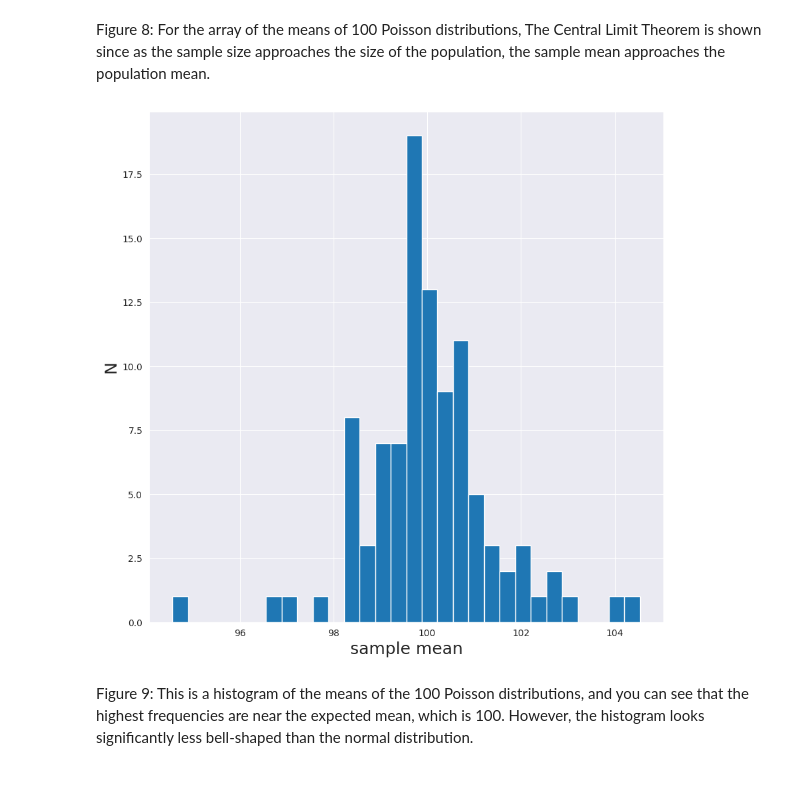
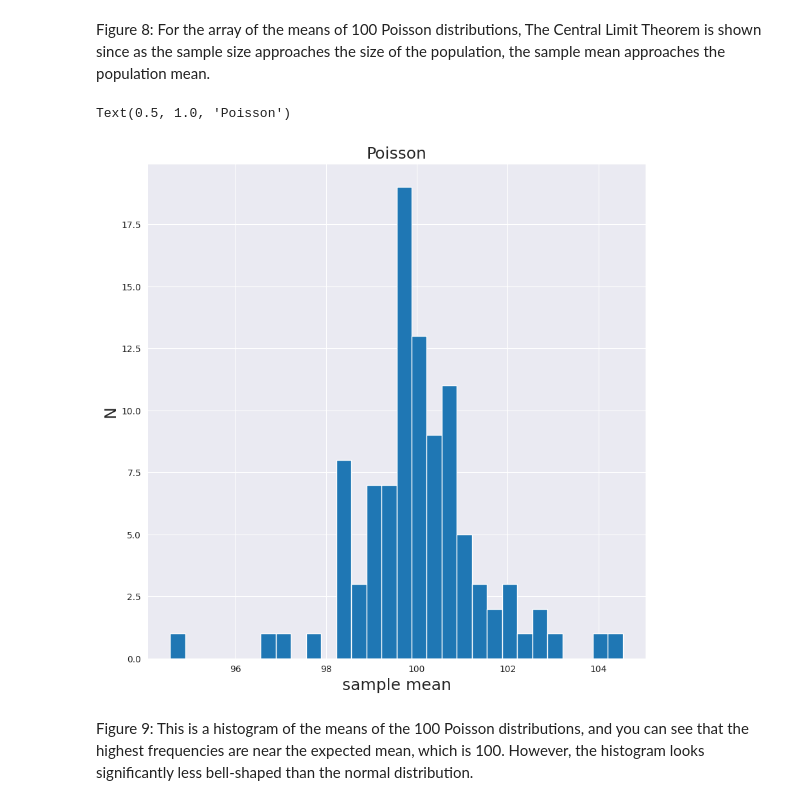
Before and after one commit to sarahdell/DSPS_SDellorco, a Jupyter notebook: hw2/Dellorco_CentralLimitTheorem.ipynb, the cells around one changed output. Cells and saved outputs as stored; diff of their text form; code cells hidden in the pictures.

```diff
--- a/hw2/Dellorco_CentralLimitTheorem.ipynb
+++ b/hw2/Dellorco_CentralLimitTheorem.ipynb
@@ -273,10 +275,12 @@ Figure 8: For the array of the means of 100 Poisson distributions, The Central L
 # %%
 pl.figure(figsize=(10, 10))
 pl.hist(poissonmeans,bins=30)
 pl.xlabel('sample mean', fontsize = 18)
 pl.ylabel('N', fontsize = 18);
+pl.title('Poisson', fontsize = 18)
 # %% [output]
+Text(0.5, 1.0, 'Poisson')
-[figure, old version]
+[figure, new version]
 # %% [markdown]
 Figure 9: This is a histogram of the means of the 100 Poisson distributions, and you can see that the highest frequencies are near the expected mean, which is 100. However, the histogram looks significantly less bell-shaped than the normal distribution.
 # %% [markdown]
```
Also changed, not shown: parts of 3 cells of this notebook.
